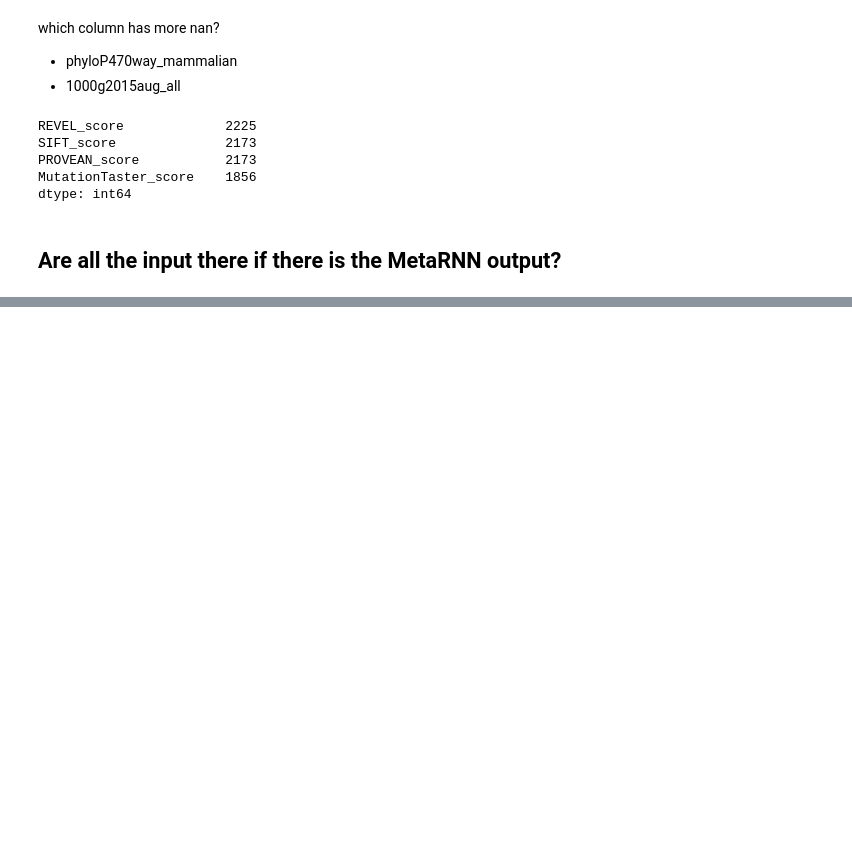
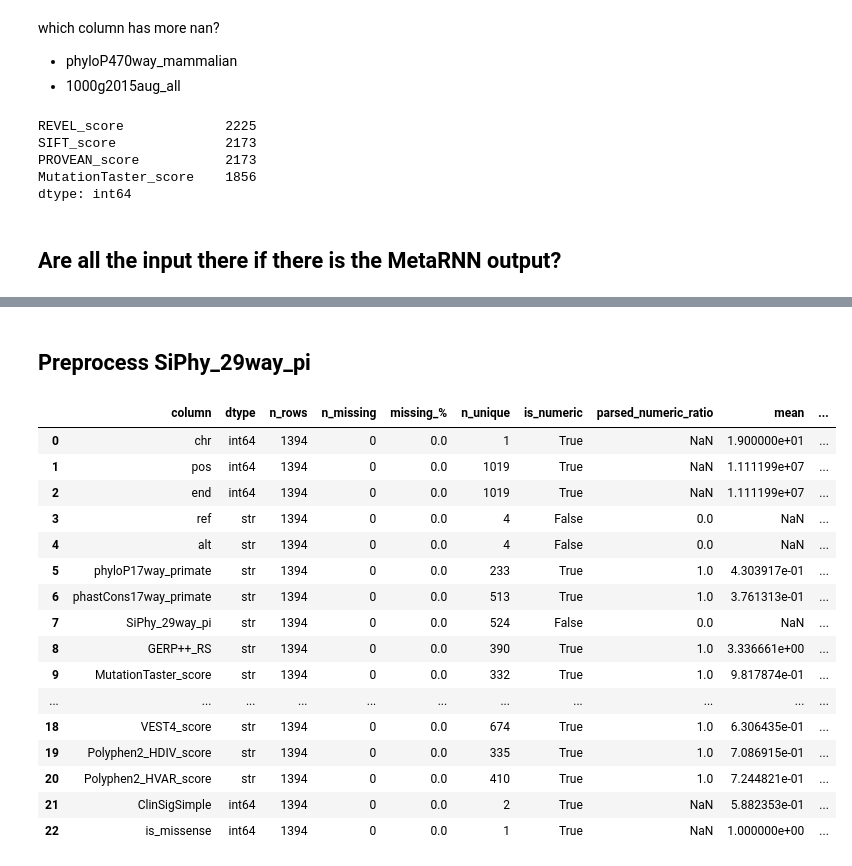
Before and after one commit to gpietrop/CATT, a Jupyter notebook: glo_files/transfer_3455332_files_6ddf61cf/analysis-annovar-output.ipynb, the cells around one changed output, grey strips where cells are left out. Saved outputs shown, nothing was run; the diff lists cells and outputs as text; code cells hidden in the pictures; blank space fills up the shorter version.

```diff
--- a/glo_files/transfer_3455332_files_6ddf61cf/analysis-annovar-output.ipynb
+++ b/glo_files/transfer_3455332_files_6ddf61cf/analysis-annovar-output.ipynb
@@ -153,0 +251,2 @@ df_no_nan
+# %%
+df = pd.read_csv("../../mafalda_files/full_dataset.csv")
@@ -153,0 +260,8 @@ df_no_nan
+# %%
+df_merged = df_no_nan.merge(
+    df[
+        ["pos","end","ref","alt", "ClinSigSimple", "is_missense"]
+    ],
+    on=["pos","end","ref","alt"],
+    how="left"
+)
@@ -153,0 +290,22 @@ df_no_nan
+# %% [markdown]
+## Preprocess SiPhy_29way_pi
+# %%
+summarize_columns(df_merged)
+# %% [output]
+|  | column | dtype | n_rows | n_missing | missing_% | n_unique | is_numeric | parsed_numeric_ratio | mean | ... |
+| 0 | chr | int64 | 1394 | 0 | 0.0 | 1 | True | NaN | 1.900000e+01 | ... |
+| 1 | pos | int64 | 1394 | 0 | 0.0 | 1019 | True | NaN | 1.111199e+07 | ... |
+| 2 | end | int64 | 1394 | 0 | 0.0 | 1019 | True | NaN | 1.111199e+07 | ... |
+| 3 | ref | str | 1394 | 0 | 0.0 | 4 | False | 0.0 | NaN | ... |
+| 4 | alt | str | 1394 | 0 | 0.0 | 4 | False | 0.0 | NaN | ... |
+| 5 | phyloP17way_primate | str | 1394 | 0 | 0.0 | 233 | True | 1.0 | 4.303917e-01 | ... |
+| 6 | phastCons17way_primate | str | 1394 | 0 | 0.0 | 513 | True | 1.0 | 3.761313e-01 | ... |
+| 7 | SiPhy_29way_pi | str | 1394 | 0 | 0.0 | 524 | False | 0.0 | NaN | ... |
+| 8 | GERP++_RS | str | 1394 | 0 | 0.0 | 390 | True | 1.0 | 3.336661e+00 | ... |
+| 9 | MutationTaster_score | str | 1394 | 0 | 0.0 | 332 | True | 1.0 | 9.817874e-01 | ... |
+| ... | ... | ... | ... | ... | ... | ... | ... | ... | ... | ... |
+| 18 | VEST4_score | str | 1394 | 0 | 0.0 | 674 | True | 1.0 | 6.306435e-01 | ... |
+| 19 | Polyphen2_HDIV_score | str | 1394 | 0 | 0.0 | 335 | True | 1.0 | 7.086915e-01 | ... |
+| 20 | Polyphen2_HVAR_score | str | 1394 | 0 | 0.0 | 410 | True | 1.0 | 7.244821e-01 | ... |
+| 21 | ClinSigSimple | int64 | 1394 | 0 | 0.0 | 2 | True | NaN | 5.882353e-01 | ... |
+| 22 | is_missense | int64 | 1394 | 0 | 0.0 | 1 | True | NaN | 1.000000e+00 | ... |
```
Also changed, not shown: parts of 24 cells of this notebook, 2 other files.
